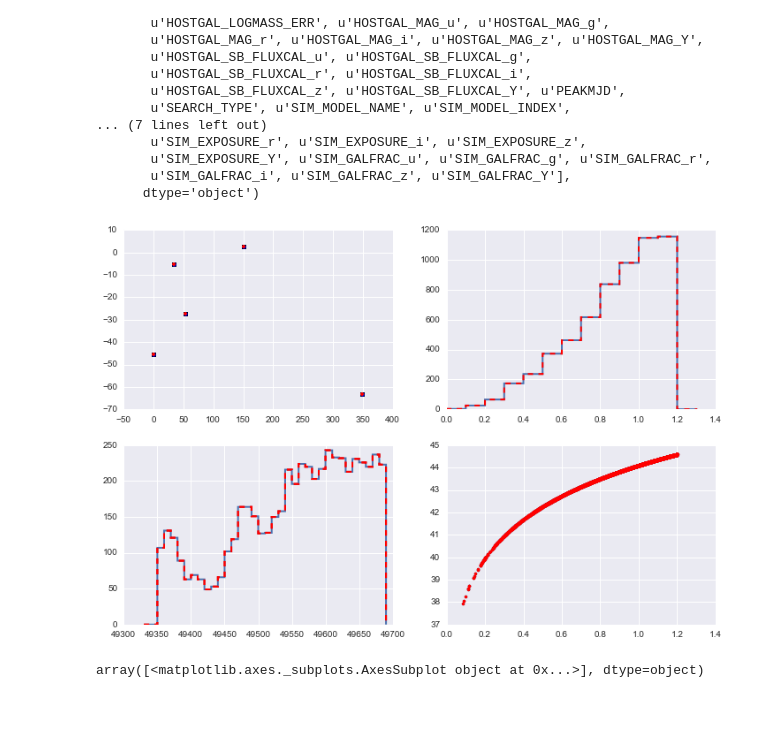
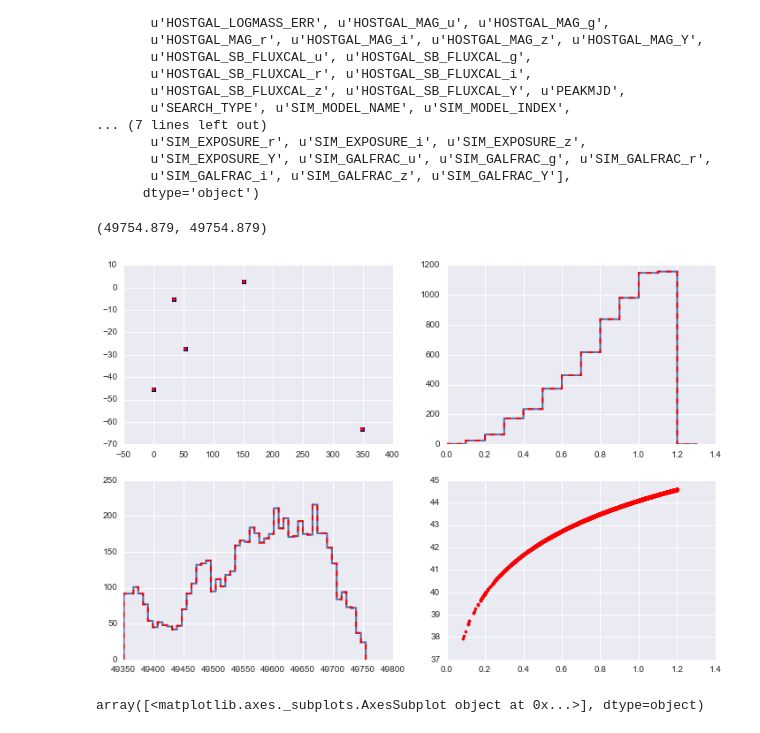
Before and after one commit to rbiswas4/DataQualityChar, a Jupyter notebook: examples/CheckingDataSims.ipynb, the cells around one changed output. Saved outputs shown, nothing was run; the diff lists cells and outputs as text; code cells hidden in the pictures.

```diff
--- a/examples/CheckingDataSims.ipynb
+++ b/examples/CheckingDataSims.ipynb
@@ -43,19 +43,24 @@ Index([u'SNID', u'IAUC', u'FAKE', u'RA', u'DECL', u'PIXSIZE', u'NXPIX',
        u'SIM_EXPOSURE_Y', u'SIM_GALFRAC_u', u'SIM_GALFRAC_g', u'SIM_GALFRAC_r',
        u'SIM_GALFRAC_i', u'SIM_GALFRAC_z', u'SIM_GALFRAC_Y'],
       dtype='object')
+# %%
+print(head1.SIM_PEAKMJD.max(),
+head2.SIM_PEAKMJD.max())
+# %% [output]
+(49754.879, 49754.879)
 # %%
 fig, ax = plt.subplots(2,2, figsize=(12,8))
 ax[0, 0].scatter(head1.RA, head1.DECL)
 _ = ax[0, 1].hist(head1.REDSHIFT_FINAL, bins=np.arange(0., 1.4, 0.1), histtype='step', lw=2, alpha=1.)
-_ = ax[1, 0].hist(head1.SIM_PEAKMJD, bins=np.arange(49330, 49700., 10.), histtype='step', lw=2., alpha=1.)
+_ = ax[1, 0].hist(head1.SIM_PEAKMJD, bins=50, histtype='step', lw=2., alpha=1.)
 _ = ax[1, 1].plot(head1.REDSHIFT_FINAL, head1.SIM_DLMU, '.')
 ax[0, 0].scatter(head2.RA, head2.DECL, marker='+', color='r' )
 _ = ax[0, 1].hist(head2.REDSHIFT_FINAL, bins=np.arange(0., 1.4, 0.1), histtype='step', lw=2, alpha=1., color='r', ls='dashed')
-_ = ax[1, 0].hist(head2.SIM_PEAKMJD, bins=np.arange(49330, 49700., 10.), histtype='step', lw=2., alpha=1., color='r',ls='dashed')
+_ = ax[1, 0].hist(head2.SIM_PEAKMJD, bins=50, histtype='step', lw=2., alpha=1., color='r',ls='dashed')
 _ = ax[1, 1].plot(head2.REDSHIFT_FINAL, head2.SIM_DLMU, '.', color='r')
-_ = ax[1, 0].hist(head2.SIM_PEAKMJD, bins=np.arange(49330, 49700., 10.), histtype='step', lw=2., alpha=1., color='r',ls='dashed')
+#_ = ax[1, 0].hist(head2.SIM_PEAKMJD, bins=np.arange(49330, 49700., 10.), histtype='step', lw=2., alpha=1., color='r',ls='dashed')
 # %% [output]
-[figure, old version]
+[figure, new version]
 # %%
 fig, ax  = plt.subplots()
 head1.hist('NOBS', bins=np.arange(0, 150, 1), histtype='step', lw=2., alpha=1., ax=ax)
```
